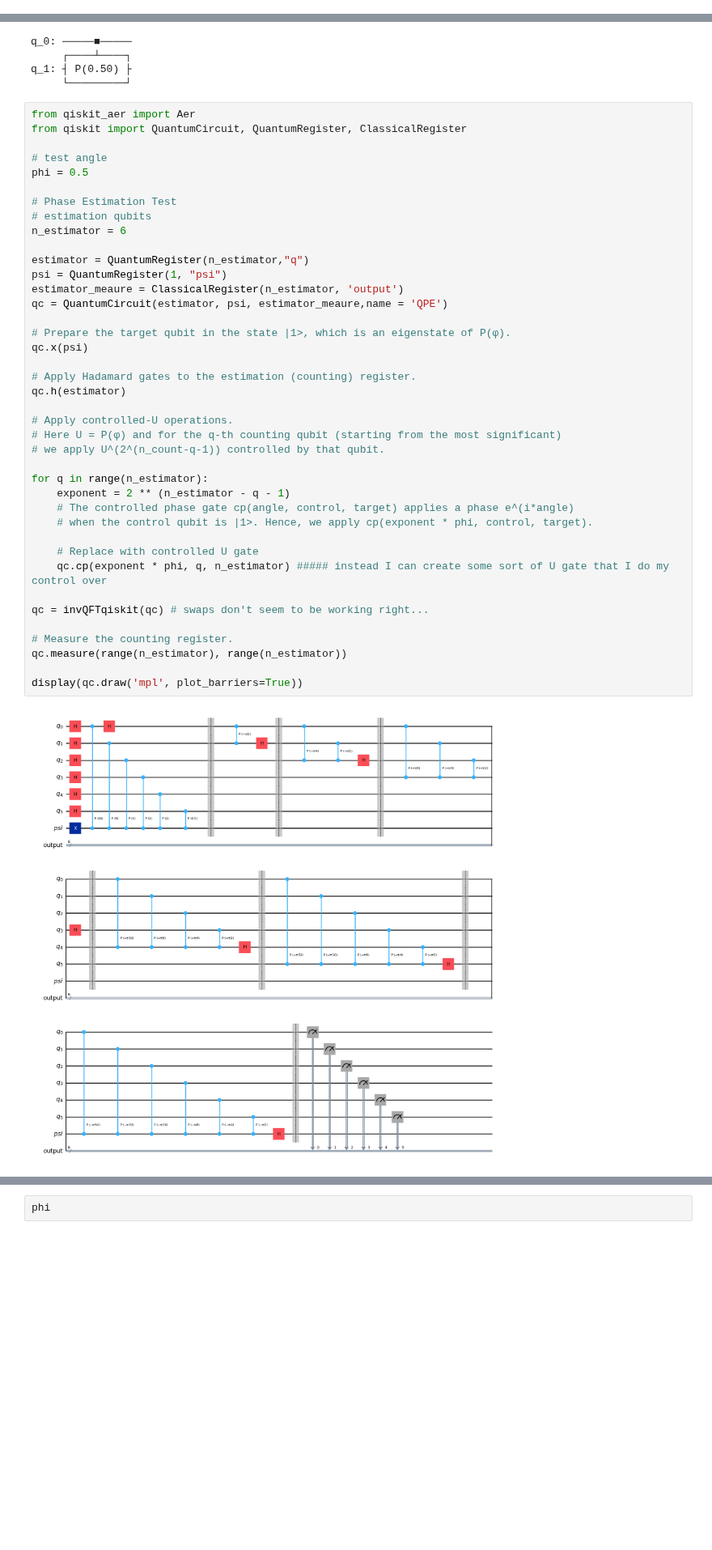
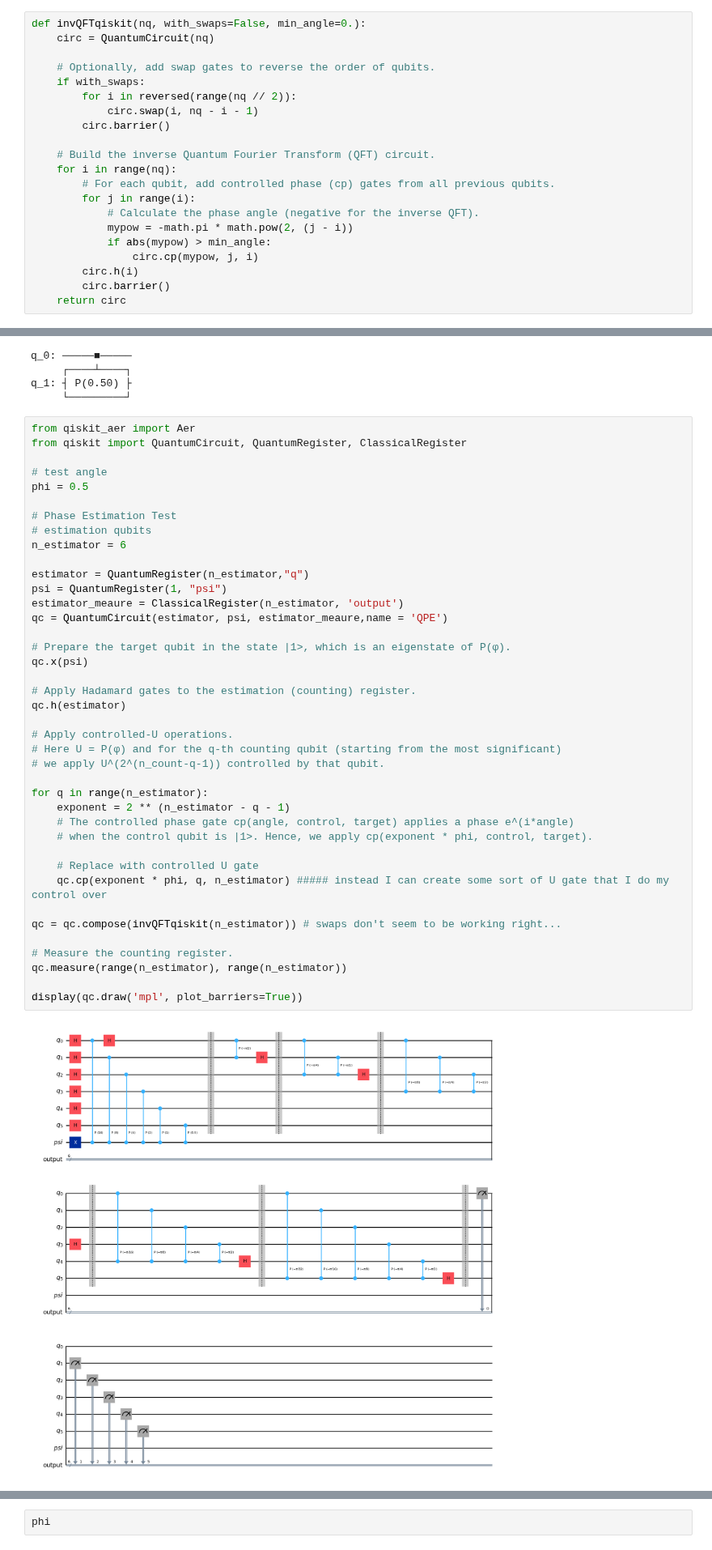
Before and after one commit to elijahkin/amsc698k, a Jupyter notebook: hw5/hw5.ipynb, the cells around one changed output, grey strips where cells are left out. Shown at 81% size. Drawn from its saved outputs; the diff is of its cells as text; blank space fills up the shorter version.

```diff
--- a/hw5/hw5.ipynb
+++ b/hw5/hw5.ipynb
@@ -139,3 +44,24 @@ def invQFTqiskit(circuit=None, qubits=[], with_swaps=False, min_angle=0.):
+# %%
+def invQFTqiskit(nq, with_swaps=False, min_angle=0.):
+    circ = QuantumCircuit(nq)
+
+    # Optionally, add swap gates to reverse the order of qubits.
+    if with_swaps:
+        for i in reversed(range(nq // 2)):
+            circ.swap(i, nq - i - 1)
+        circ.barrier()
+
+    # Build the inverse Quantum Fourier Transform (QFT) circuit.
+    for i in range(nq):
+        # For each qubit, add controlled phase (cp) gates from all previous qubits.
+        for j in range(i):
+            # Calculate the phase angle (negative for the inverse QFT).
+            mypow = -math.pi * math.pow(2, (j - i))
+            if abs(mypow) > min_angle:
+                circ.cp(mypow, j, i)
+        circ.h(i)
+        circ.barrier()
+    return circ
 # %% [markdown]
 #### (i) 2, 4, 8 states per cycle
 # %%
@@ -229,35 +155,35 @@ n_estimator = 6
 
 estimator = QuantumRegister(n_estimator,"q")
 psi = QuantumRegister(1, "psi")
 estimator_meaure = ClassicalRegister(n_estimator, 'output')
 qc = QuantumCircuit(estimator, psi, estimator_meaure,name = 'QPE')
 
 # Prepare the target qubit in the state |1>, which is an eigenstate of P(φ).
 qc.x(psi)
 
 # Apply Hadamard gates to the estimation (counting) register.
 qc.h(estimator)
 
 # Apply controlled-U operations.
 # Here U = P(φ) and for the q-th counting qubit (starting from the most significant)
 # we apply U^(2^(n_count-q-1)) controlled by that qubit.
 
 for q in range(n_estimator):
     exponent = 2 ** (n_estimator - q - 1)
     # The controlled phase gate cp(angle, control, target) applies a phase e^(i*angle)
     # when the control qubit is |1>. Hence, we apply cp(exponent * phi, control, target).
 
     # Replace with controlled U gate
     qc.cp(exponent * phi, q, n_estimator) ##### instead I can create some sort of U gate that I do my control over
 
-qc = invQFTqiskit(qc) # swaps don't seem to be working right...
+qc = qc.compose(invQFTqiskit(n_estimator)) # swaps don't seem to be working right...
 
 # Measure the counting register.
 qc.measure(range(n_estimator), range(n_estimator))
 
 display(qc.draw('mpl', plot_barriers=True))
 # %% [output]
-[figure, old version]
+[figure, new version]
 # %%
 backend = Aer.get_backend('aer_simulator')
 job = backend.run(qc, shots=1000)
```
Also changed, not shown: parts of 9 cells of this notebook.
